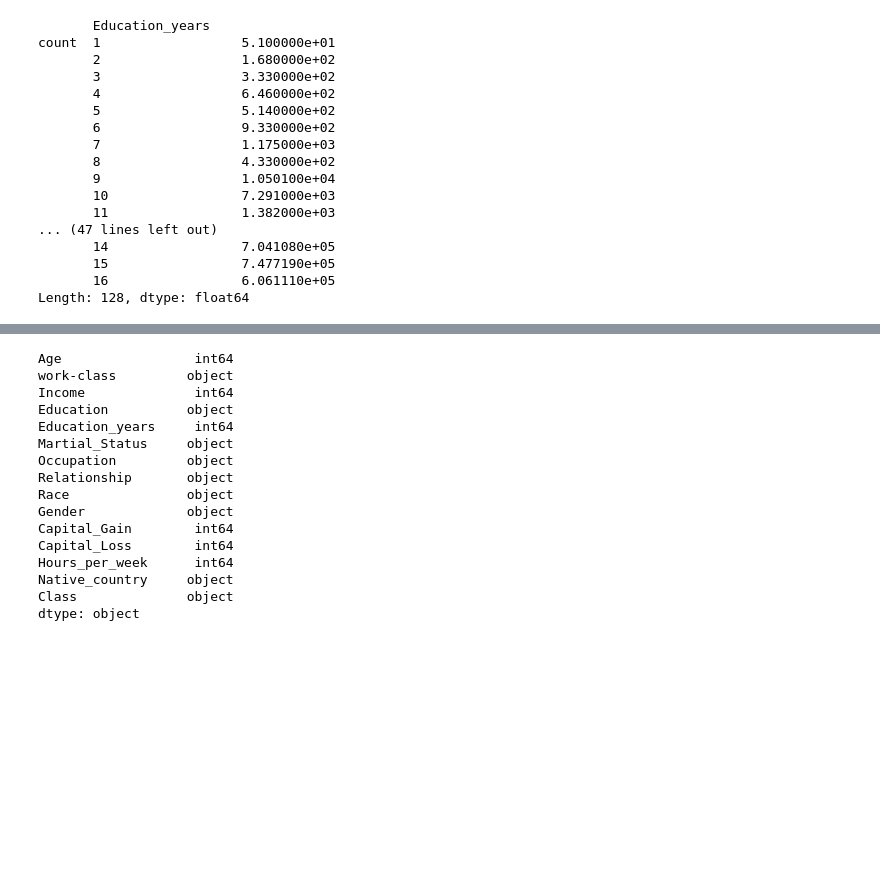
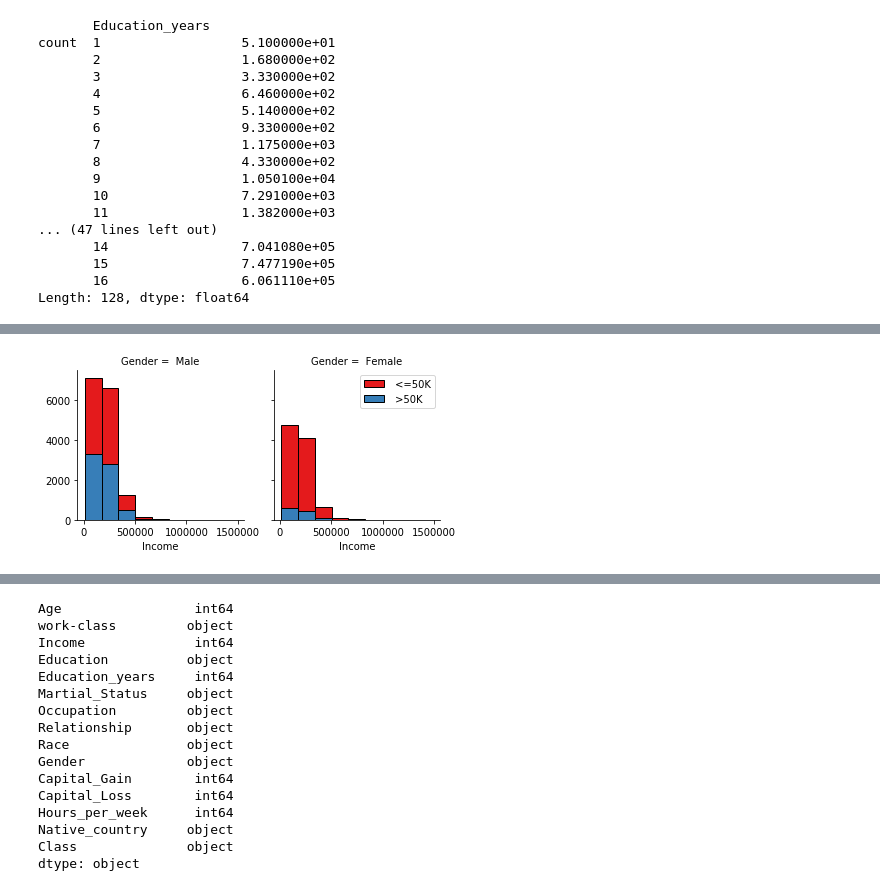
Before and after one commit to carlos-datacowboy/Coursera-IBM-capstone, a Jupyter notebook: income-classification.ipynb, the cells around one changed output, grey strips where cells are left out. Saved outputs shown, nothing was run; the diff lists cells and outputs as text; code cells hidden in the pictures; blank space fills up the shorter version.

```diff
--- a/income-classification.ipynb
+++ b/income-classification.ipynb
@@ -107,0 +135,11 @@ Length: 128, dtype: float64
+# %%
+import seaborn as sns
+
+bins = np.linspace(df_census.Income.min(), df_census.Income.max(), 10)
+g = sns.FacetGrid(df_census, col="Gender", hue="Class", palette="Set1", col_wrap=2)
+g.map(plt.hist, 'Income', bins=bins, ec="k")
+
+g.axes[-1].legend()
+plt.show()
+# %% [output]
+[figure, added]
```
Also changed, not shown: parts of 18 cells of this notebook.
